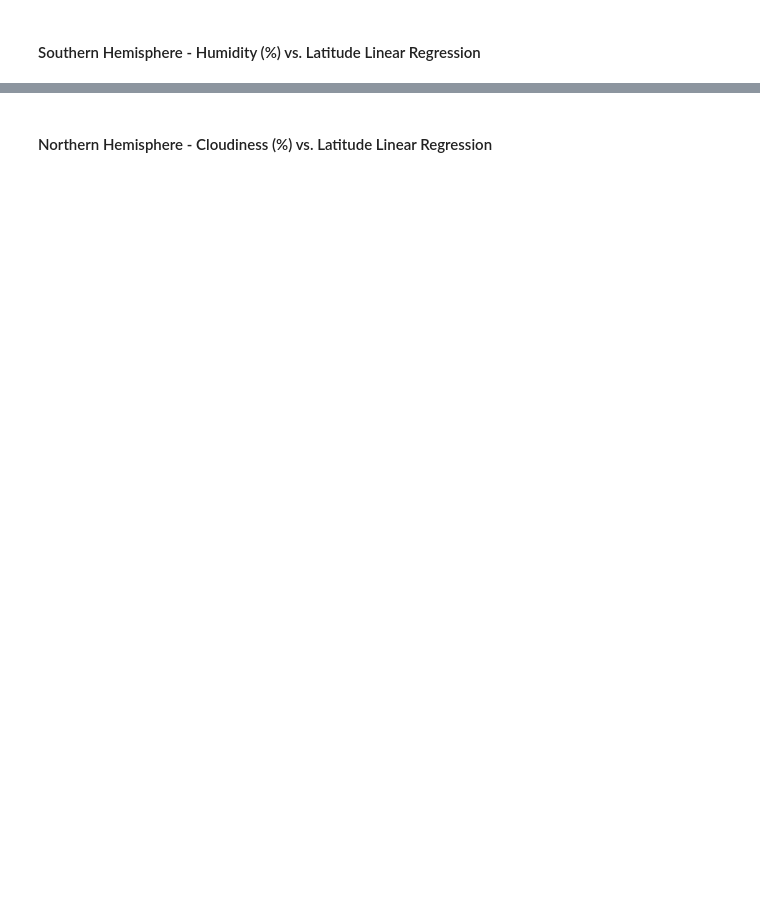
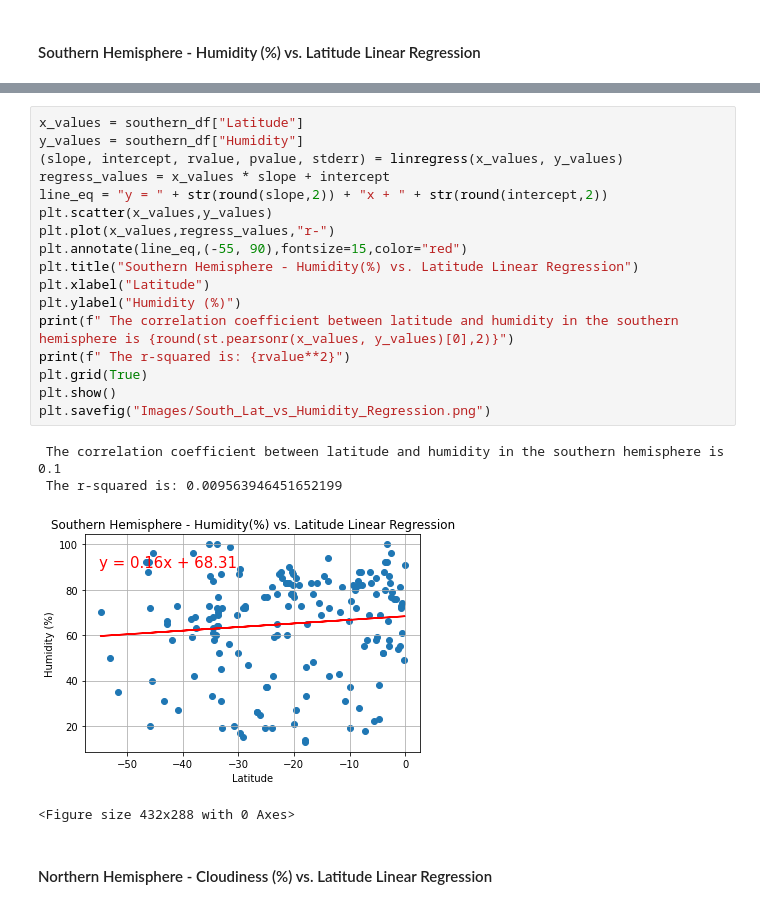
Before and after one commit to Auburn9698/python-api-challenge, a Jupyter notebook: WeatherPy/WeatherPy.ipynb, the cells around one changed output, grey strips where cells are left out. Cells and saved outputs as stored; diff of their text form; blank space fills up the shorter version.

```diff
--- a/WeatherPy/WeatherPy.ipynb
+++ b/WeatherPy/WeatherPy.ipynb
@@ -313,2 +338,24 @@ The r-value is: 0.014985174297345524
+# %%
+x_values = southern_df["Latitude"]
+y_values = southern_df["Humidity"]
+(slope, intercept, rvalue, pvalue, stderr) = linregress(x_values, y_values)
+regress_values = x_values * slope + intercept
+line_eq = "y = " + str(round(slope,2)) + "x + " + str(round(intercept,2))
+plt.scatter(x_values,y_values)
+plt.plot(x_values,regress_values,"r-")
+plt.annotate(line_eq,(-55, 90),fontsize=15,color="red")
+plt.title("Southern Hemisphere - Humidity(%) vs. Latitude Linear Regression")
+plt.xlabel("Latitude")
+plt.ylabel("Humidity (%)")
+print(f" The correlation coefficient between latitude and humidity in the southern hemisphere is {round(st.pearsonr(x_values, y_values)[0],2)}")
+print(f" The r-squared is: {rvalue**2}")
+plt.grid(True)
+plt.show()
+plt.savefig("Images/South_Lat_vs_Humidity_Regression.png")
+# %% [output]
+ The correlation coefficient between latitude and humidity in the southern hemisphere is 0.1
+ The r-squared is: 0.009563946451652199
+[figure, added]
+<Figure size 432x288 with 0 Axes>
 # %% [markdown]
 ####  Northern Hemisphere - Cloudiness (%) vs. Latitude Linear Regression
```
Also changed, not shown: parts of 18 cells of this notebook, 13 other files.
